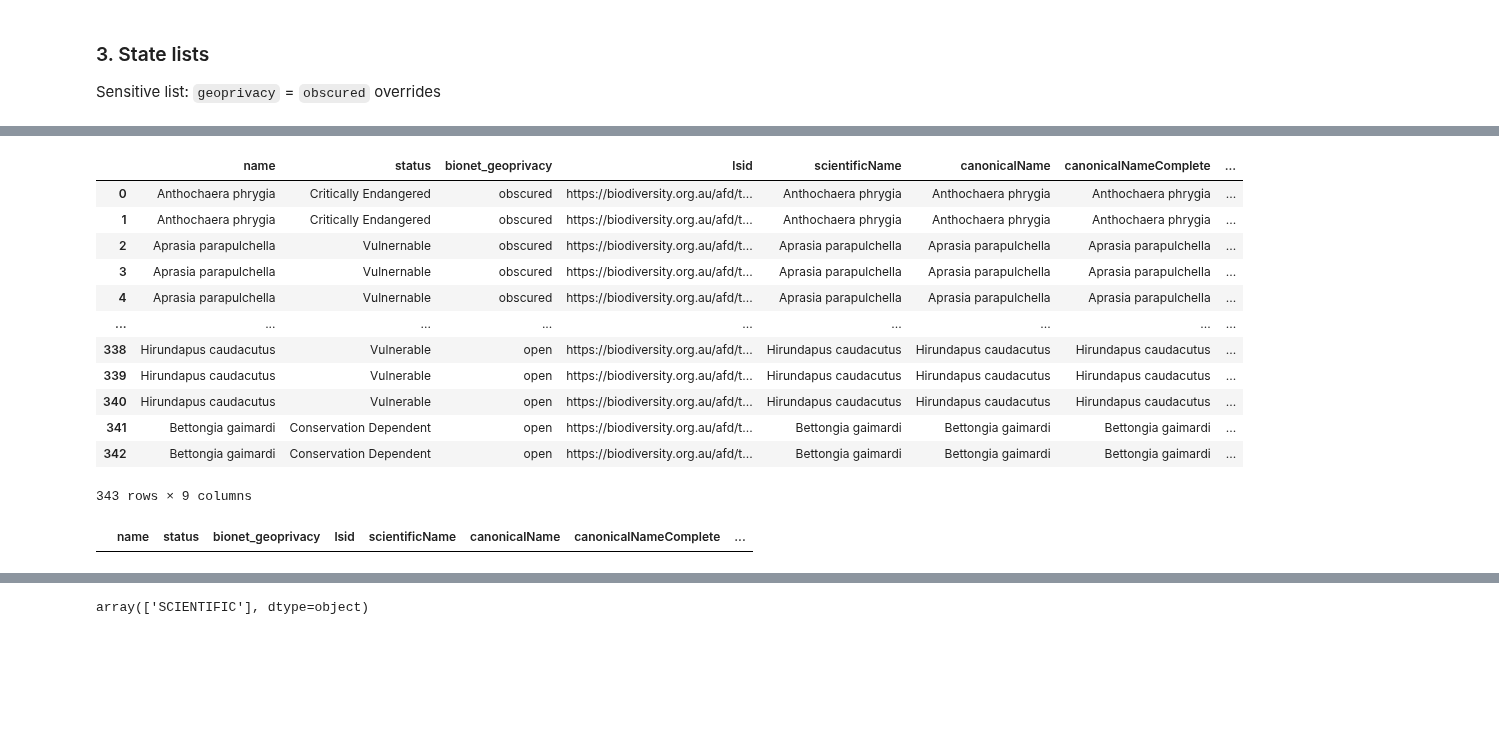
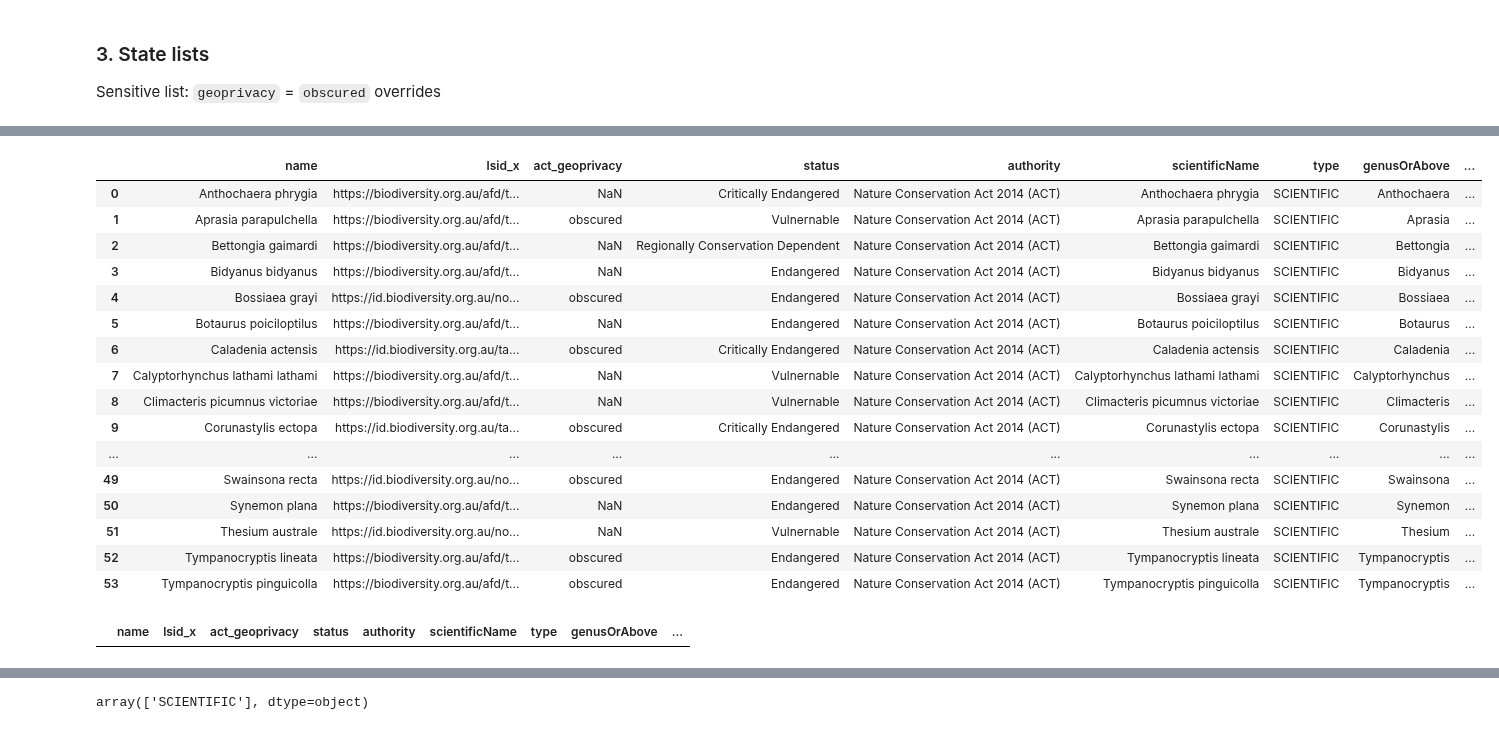
Before and after one commit to AtlasOfLivingAustralia/authoritative-lists, a Jupyter notebook: source-code/py-notebook/inaturalist-statuses/act.ipynb, the cells around one changed output, grey strips where cells are left out. Cells and saved outputs as stored; diff of their text form; code cells hidden in the pictures; blank space fills up the shorter version.

```diff
--- a/source-code/py-notebook/inaturalist-statuses/act.ipynb
+++ b/source-code/py-notebook/inaturalist-statuses/act.ipynb
@@ -22,14 +22,14 @@ State by state establish the changes that need to be made:
 import pandas as pd
 import sys
 import os
-projectdir = "/Users/oco115/PycharmProjects/authoritative-lists/" # basedir for this gh project
+projectdir = "/Users/new330/IdeaProjects/authoritative-lists/" # basedir for this gh project
+#projectdir = "/Users/oco115/PycharmProjects/authoritative-lists/" # basedir for this gh project
 sys.path.append(os.path.abspath(projectdir + "source-code/includes"))
 import list_functions as lf
 
 sourcedir = projectdir + "source-data/inaturalist-statuses/"
 listdir = projectdir + "current-lists/"
 
-
 # read in the statuses
 taxastatus = pd.read_csv(sourcedir + "inat-aust-status-taxa.csv", encoding='UTF-8',na_filter=False,dtype=str) ## Read inaturalist conservation statuses file
 taxastatus.head(3)
@@ -118,8 +118,8 @@ conservationlist.to_csv(sourcedir + "act-ala-conservation.csv", index=False)
 # %%
 # Read sensitive list data
 sensitivelist = pd.read_csv(sourcedir + "act-ala-sensitive.csv", dtype=str)
-sensitivelist = sensitivelist.rename(columns={'T S Profile I D':'bionetTaxonID'})
-sensitivelist = sensitivelist.rename(columns={'conservation status': 'status'})
-sensitivelist['bionet_geoprivacy'] = 'obscured'
+#sensitivelist = sensitivelist.rename(columns={'T S Profile I D':'bionetTaxonID'})
+#sensitivelist = sensitivelist.rename(columns={'conservation status': 'status'})
+sensitivelist['act_geoprivacy'] = 'obscured'
 sensitivelist
 # %% [output]
@@ -139,7 +143,6 @@ sensitivelist
 # %%
 # Read conservation list data
 conservationlist = pd.read_csv(sourcedir + "act-ala-conservation.csv", dtype=str)
-conservationlist = conservationlist.rename(columns={'T S Profile I D':'bionetTaxonID'})
-conservationlist['bionet_geoprivacy'] = 'open'
+#conservationlist = conservationlist.rename(columns={'T S Profile I D':'bionetTaxonID'})
 conservationlist
 # %% [output]
@@ -162,0 +166,5 @@ conservationlist
+# %%
+# join them in a way that works for inat (eg sensitive list, geoprivacy = 'obscured'
+statelist = conservationlist[['name','lsid','status','authority']].merge(sensitivelist[['name','lsid','act_geoprivacy']], how="left",on='name')
+statelist = statelist[['name','lsid_x','act_geoprivacy','status','authority']]
+statelist
@@ -163,35 +194,35 @@ conservationlist
 # %%
-# join them in a way that works for inat (eg sensitive list, geoprivacy = 'obscured'
-statelist = pd.concat([sensitivelist[['name', 'status', 'bionet_geoprivacy', 'lsid']],
-                    conservationlist[['name', 'status', 'bionet_geoprivacy', 'lsid']]]).drop_duplicates()
-# retrieve binomial and trinomial names from GBIF
-parsednames = lf.gbifparse(statelist)
-parsednames.to_csv(sourcedir + "act-gbif.csv", index=False)
-statelist = statelist.merge(parsednames[['scientificName','canonicalName','canonicalNameComplete','type','rankMarker']],how="left",left_on="name",right_on="scientificName")
+parsednames = pd.read_csv(sourcedir + "act-gbif.csv")
+statelist = statelist.merge(parsednames,how="left",left_on="name",right_on="scientificName")
+statelist = statelist.drop_duplicates()
 numfullstatelist = len(statelist.index)
 statelist['scientificName'] = statelist['canonicalName']
 statelist
 # %% [output]
-|  | name | status | bionet_geoprivacy | lsid | scientificName | canonicalName | canonicalNameComplete | ... |
-| 0 | Anthochaera phrygia | Critically Endangered | obscured | https://biodiversity.org.au/afd/t... | Anthochaera phrygia | Anthochaera phrygia | Anthochaera phrygia | ... |
-| 1 | Anthochaera phrygia | Critically Endangered | obscured | https://biodiversity.org.au/afd/t... | Anthochaera phrygia | Anthochaera phrygia | Anthochaera phrygia | ... |
-| 2 | Aprasia parapulchella | Vulnernable | obscured | https://biodiversity.org.au/afd/t... | Aprasia parapulchella | Aprasia parapulchella | Aprasia parapulchella | ... |
-| 3 | Aprasia parapulchella | Vulnernable | obscured | https://biodiversity.org.au/afd/t... | Aprasia parapulchella | Aprasia parapulchella | Aprasia parapulchella | ... |
-| 4 | Aprasia parapulchella | Vulnernable | obscured | https://biodiversity.org.au/afd/t... | Aprasia parapulchella | Aprasia parapulchella | Aprasia parapulchella | ... |
-| ... | ... | ... | ... | ... | ... | ... | ... | ... |
-| 338 | Hirundapus caudacutus | Vulnerable | open | https://biodiversity.org.au/afd/t... | Hirundapus caudacutus | Hirundapus caudacutus | Hirundapus caudacutus | ... |
-| 339 | Hirundapus caudacutus | Vulnerable | open | https://biodiversity.org.au/afd/t... | Hirundapus caudacutus | Hirundapus caudacutus | Hirundapus caudacutus | ... |
-| 340 | Hirundapus caudacutus | Vulnerable | open | https://biodiversity.org.au/afd/t... | Hirundapus caudacutus | Hirundapus caudacutus | Hirundapus caudacutus | ... |
-| 341 | Bettongia gaimardi | Conservation Dependent | open | https://biodiversity.org.au/afd/t... | Bettongia gaimardi | Bettongia gaimardi | Bettongia gaimardi | ... |
-| 342 | Bettongia gaimardi | Conservation Dependent | open | https://biodiversity.org.au/afd/t... | Bettongia gaimardi | Bettongia gaimardi | Bettongia gaimardi | ... |
+|  | name | lsid_x | act_geoprivacy | status | authority | scientificName | type | genusOrAbove | ... |
+| 0 | Anthochaera phrygia | https://biodiversity.org.au/afd/t... | NaN | Critically Endangered | Nature Conservation Act 2014 (ACT) | Anthochaera phrygia | SCIENTIFIC | Anthochaera | ... |
+| 1 | Aprasia parapulchella | https://biodiversity.org.au/afd/t... | obscured | Vulnernable | Nature Conservation Act 2014 (ACT) | Aprasia parapulchella | SCIENTIFIC | Aprasia | ... |
+| 2 | Bettongia gaimardi | https://biodiversity.org.au/afd/t... | NaN | Regionally Conservation Dependent | Nature Conservation Act 2014 (ACT) | Bettongia gaimardi | SCIENTIFIC | Bettongia | ... |
+| 3 | Bidyanus bidyanus | https://biodiversity.org.au/afd/t... | NaN | Endangered | Nature Conservation Act 2014 (ACT) | Bidyanus bidyanus | SCIENTIFIC | Bidyanus | ... |
+| 4 | Bossiaea grayi | https://id.biodiversity.org.au/no... | obscured | Endangered | Nature Conservation Act 2014 (ACT) | Bossiaea grayi | SCIENTIFIC | Bossiaea | ... |
+| 5 | Botaurus poiciloptilus | https://biodiversity.org.au/afd/t... | NaN | Endangered | Nature Conservation Act 2014 (ACT) | Botaurus poiciloptilus | SCIENTIFIC | Botaurus | ... |
+| 6 | Caladenia actensis | https://id.biodiversity.org.au/ta... | obscured | Critically Endangered | Nature Conservation Act 2014 (ACT) | Caladenia actensis | SCIENTIFIC | Caladenia | ... |
+| 7 | Calyptorhynchus lathami lathami | https://biodiversity.org.au/afd/t... | NaN | Vulnernable | Nature Conservation Act 2014 (ACT) | Calyptorhynchus lathami lathami | SCIENTIFIC | Calyptorhynchus | ... |
+| 8 | Climacteris picumnus victoriae | https://biodiversity.org.au/afd/t... | NaN | Vulnernable | Nature Conservation Act 2014 (ACT) | Climacteris picumnus victoriae | SCIENTIFIC | Climacteris | ... |
+| 9 | Corunastylis ectopa | https://id.biodiversity.org.au/ta... | obscured | Critically Endangered | Nature Conservation Act 2014 (ACT) | Corunastylis ectopa | SCIENTIFIC | Corunastylis | ... |
+| ... | ... | ... | ... | ... | ... | ... | ... | ... | ... |
+| 49 | Swainsona recta | https://id.biodiversity.org.au/no... | obscured | Endangered | Nature Conservation Act 2014 (ACT) | Swainsona recta | SCIENTIFIC | Swainsona | ... |
+| 50 | Synemon plana | https://biodiversity.org.au/afd/t... | NaN | Endangered | Nature Conservation Act 2014 (ACT) | Synemon plana | SCIENTIFIC | Synemon | ... |
+| 51 | Thesium australe | https://id.biodiversity.org.au/no... | NaN | Vulnernable | Nature Conservation Act 2014 (ACT) | Thesium australe | SCIENTIFIC | Thesium | ... |
+| 52 | Tympanocryptis lineata | https://biodiversity.org.au/afd/t... | obscured | Endangered | Nature Conservation Act 2014 (ACT) | Tympanocryptis lineata | SCIENTIFIC | Tympanocryptis | ... |
+| 53 | Tympanocryptis pinguicolla | https://biodiversity.org.au/afd/t... | obscured | Endangered | Nature Conservation Act 2014 (ACT) | Tympanocryptis pinguicolla | SCIENTIFIC | Tympanocryptis | ... |
-343 rows × 9 columns
 # %%
 
 # Identify records that won't comply with iNaturalist species names
 noncomply = statelist[statelist['type'].isin(['INFORMAL','CULTIVAR','HYBRID']) ]
 noncomply
 # %% [output]
-|  | name | status | bionet_geoprivacy | lsid | scientificName | canonicalName | canonicalNameComplete | ... |
+|  | name | lsid_x | act_geoprivacy | status | authority | scientificName | type | genusOrAbove | ... |
 # %%
 # remove records that do not comply
 statelist = statelist[~statelist['type'].isin(['INFORMAL','CULTIVAR','HYBRID']) ]
```
Also changed, not shown: parts of 18 cells of this notebook, 1 other file.
